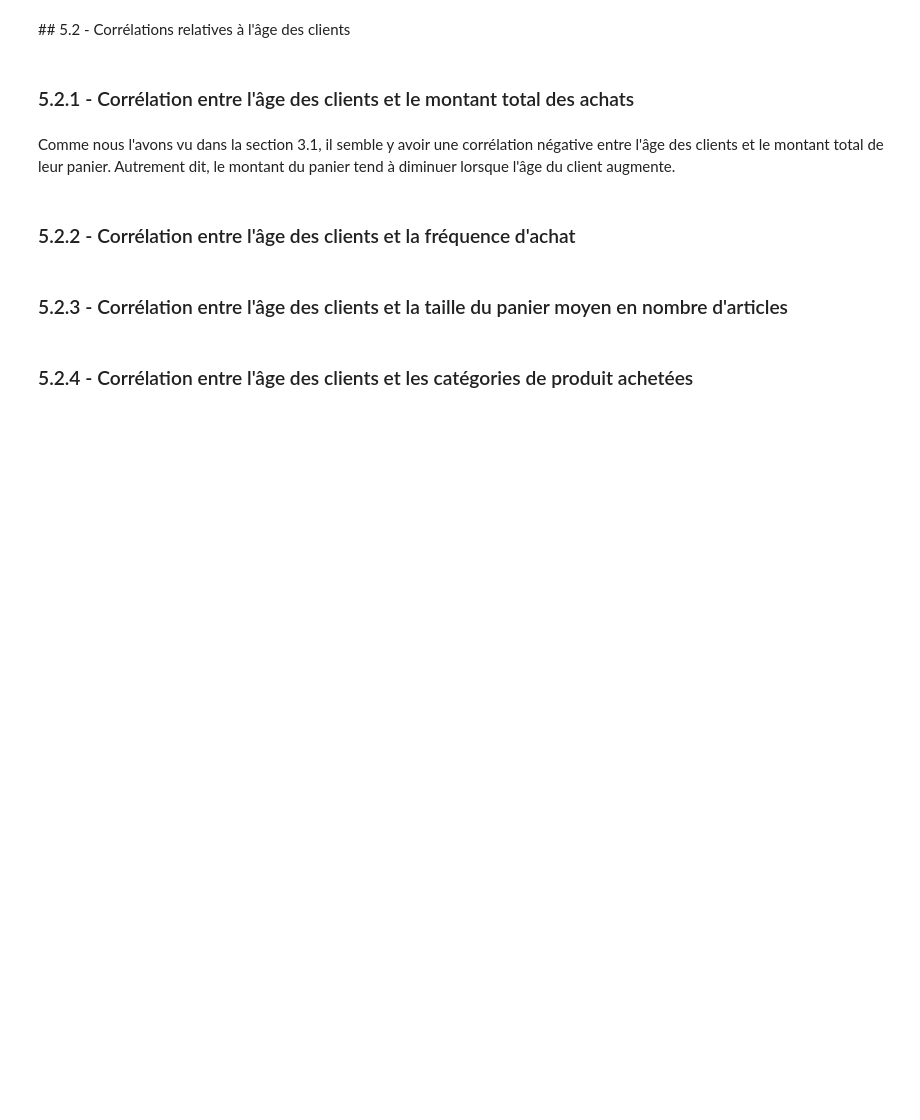
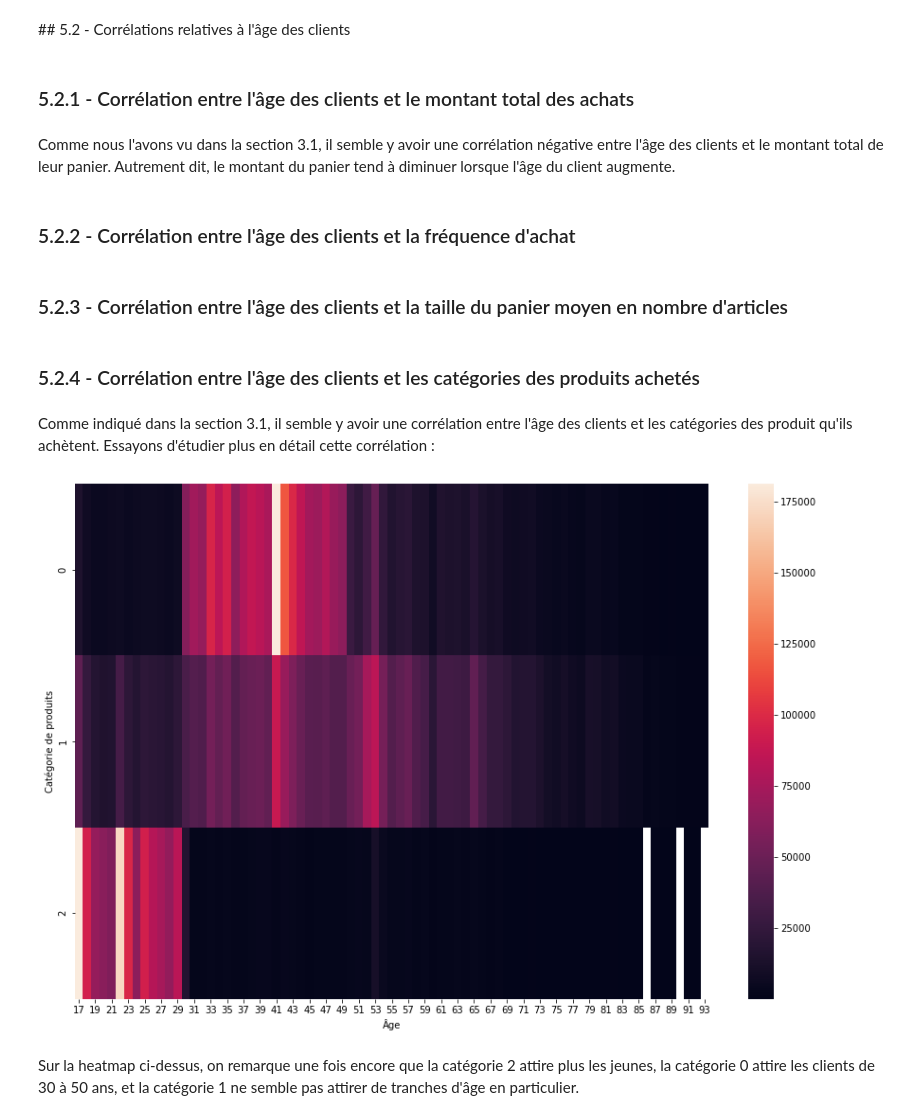
Before and after one commit to vinpap/brief_book_business, a Jupyter notebook: analyze_data.ipynb, the cells around one changed output. Drawn from its saved outputs; the diff is of its cells as text; code cells hidden in the pictures; blank space fills up the shorter version.

Commit message:
Added a heatmap

```diff
--- a/analyze_data.ipynb
+++ b/analyze_data.ipynb
@@ -357,4 +357,40 @@ Comme nous l'avons vu dans la section 3.1, il semble y avoir une corrélation n
 # %% [markdown]
 ### 5.2.3 - Corrélation entre l'âge des clients et la taille du panier moyen en nombre d'articles
 # %% [markdown]
-### 5.2.4 - Corrélation entre l'âge des clients et les catégories de produit achetées
+### 5.2.4 - Corrélation entre l'âge des clients et les catégories des produits achetés
+# %% [markdown]
+Comme indiqué dans la section 3.1, il semble y avoir une corrélation entre l'âge des clients et les catégories des produit qu'ils achètent. Essayons d'étudier plus en détail cette corrélation :
+# %%
+# Comme on a trois catégories différentes, on va créer trois dataframes
+# séparés, un par catégorie
+
+categ_0 = data[data["categ"] == 0]
+categ_1 = data[data["categ"] == 1]
+categ_2 = data[data["categ"] == 2]
+
+# On groupe les ventes par âge sur chaque dataframe :
+categ_0 = categ_0.groupby(["age"]).sum(numeric_only = True)
+categ_1 = categ_1.groupby(["age"]).sum(numeric_only = True)
+categ_2 = categ_2.groupby(["age"]).sum(numeric_only = True)
+
+def prepare_df(df):
+    new_df = df.transpose()
+    new_df = new_df.drop(["Unnamed: 0", "birth", "categ"])
+    return new_df
+
+categ_0 = prepare_df(categ_0)
+categ_1 = prepare_df(categ_1)
+categ_2 = prepare_df(categ_2)
+
+new_table = pd.concat([categ_0, categ_1, categ_2])
+new_table = new_table.reset_index(drop=True)
+
+fig, ax = plt.subplots(figsize=(15,10))
+sns.heatmap(data=new_table, ax=ax)
+plt.xlabel("Âge")
+plt.ylabel("Catégorie de produits")
+plt.show()
+# %% [output]
+[figure, added]
+# %% [markdown]
+Sur la heatmap ci-dessus, on remarque une fois encore que la catégorie 2 attire plus les jeunes, la catégorie 0 attire les clients de 30 à 50 ans, et la catégorie 1 ne semble pas attirer de tranches d'âge en particulier.
```
